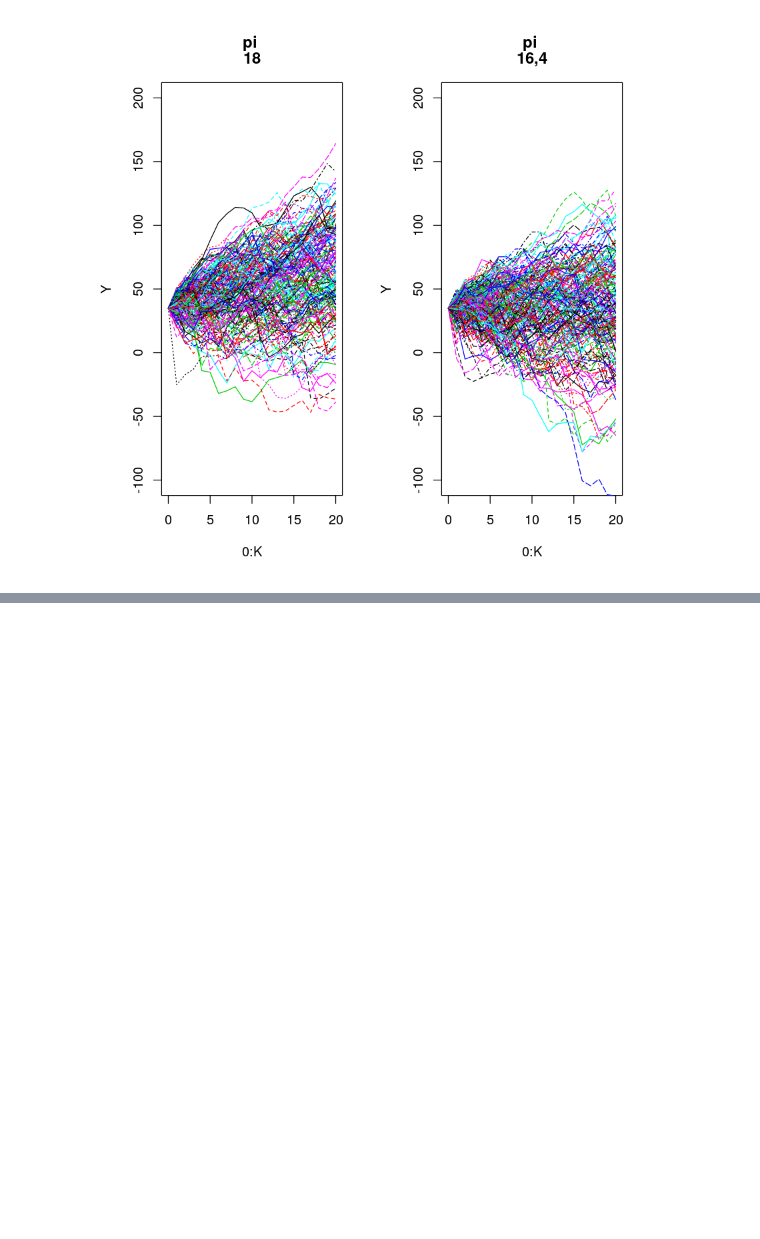
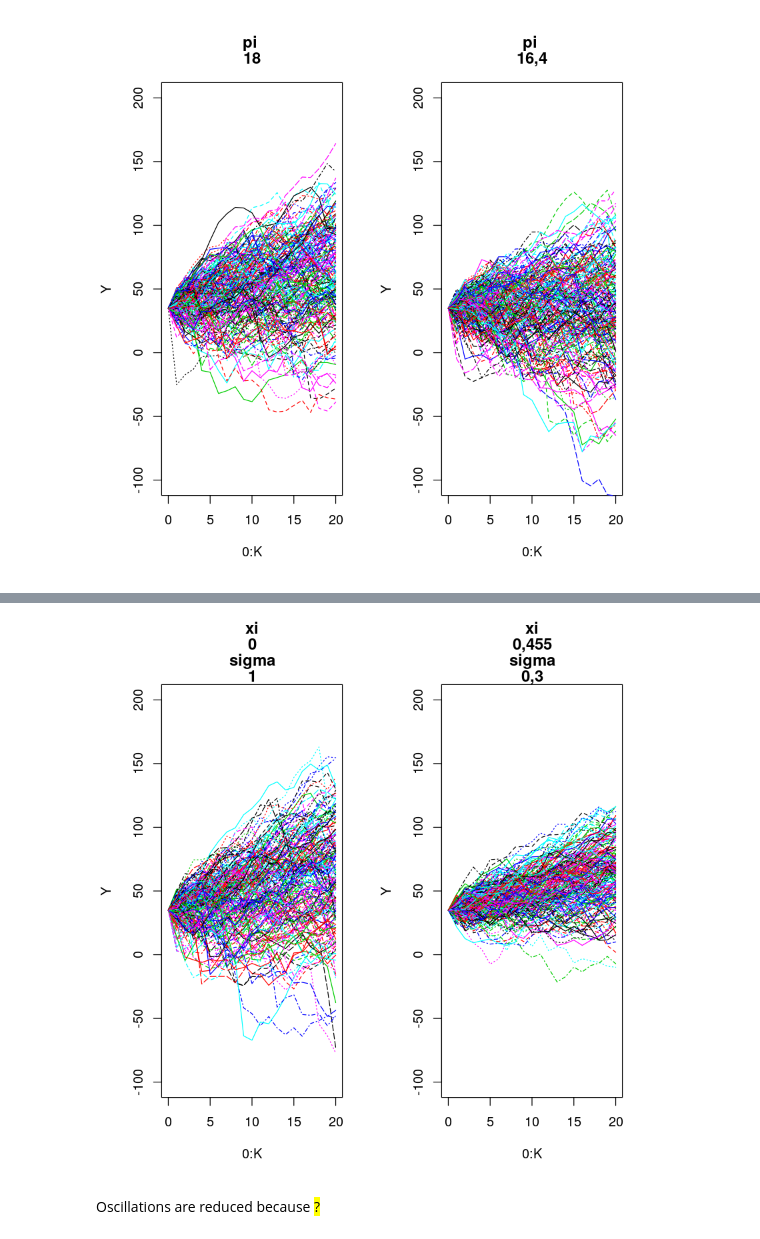
Before and after one commit to kaaja/Insc, a Jupyter notebook: w09/w09.ipynb, the cells around one changed output, grey strips where cells are left out. Cells and saved outputs as stored; diff of their text form; code cells hidden in the pictures; blank space fills up the shorter version.

```diff
--- a/w09/w09.ipynb
+++ b/w09/w09.ipynb
@@ -100,0 +149,43 @@ Slight drif upwards dissapeared to the right. Reason: To the right, th epure pre
+# %%
+portFolioRisk = function(mk, lambda, xsi, sigma){
+    X = 1:mk*0
+    N = rpois(mk, lambda)
+    for (i in 1:mk){
+        Z = rlnorm(N[i], xsi, sigma)
+        X[i] = sum(Z)
+    }
+    return(X)
+}
+
+underwriter = function(lambda, xsi, sigma, pi, nu0, K, m){
+    mk = m*K
+    X = portFolioRisk(mk, lambda, xsi, sigma)
+    X = matrix(X, K, m)
+    Y = nu0 - apply(X - pi, 2, cumsum) # K x m matrix. Each perid in K has a MC value in m.
+    # apply: (X-pi) is function or matrix. 2 is which dimension. cumsum is what to do.
+    # apply: https://www.datacamp.com/community/tutorials/r-tutorial-apply-family
+    Y = rbind(rep(nu0, m), Y) # Still K x m. rep(nu0,m): m-vector with nu0 every element.
+    #Y now starts with nu0 each MC I think.
+    # Rbind: To join two data frames (datasets) vertically, use the rbind function.
+    return(Y)
+}
+
+lambda = 10
+xsi = c(0, 0.455)
+sigma = c(1, .3)
+pi = 18
+nu0 = 35
+K = 20
+m = 200
+
+counter = 1
+par(mfrow = c(1, length(xsi)))
+for (i in 1:length(xsi)){
+    Y = underwriter(lambda, xsi[i], sigma[i], pi, nu0, K, m)
+    matplot(0:K, Y, "l", ylim=c(-100, 200))
+    title(c('xi', xsi[i], 'sigma', sigma[i]))
+}
+# %% [output]
+[figure, added]
+# %% [markdown]
+Oscillations are reduced because <mark> ? <mark>
```
Also changed, not shown: parts of 3 cells of this notebook.
